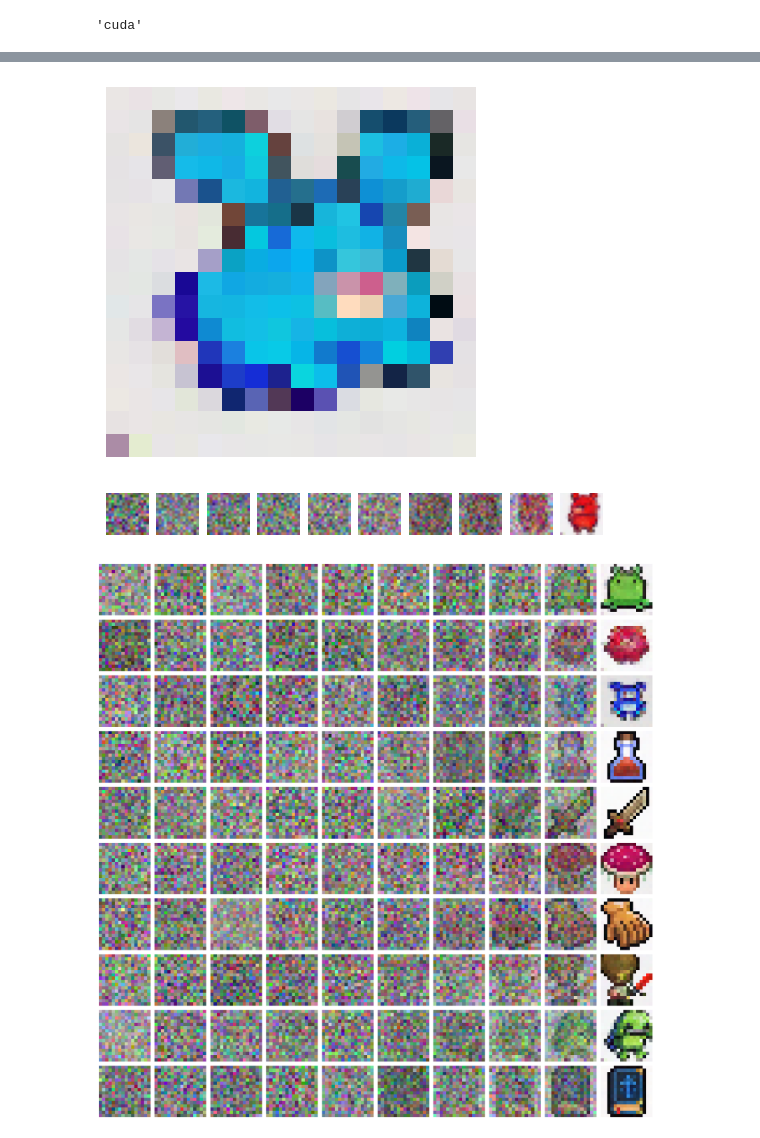
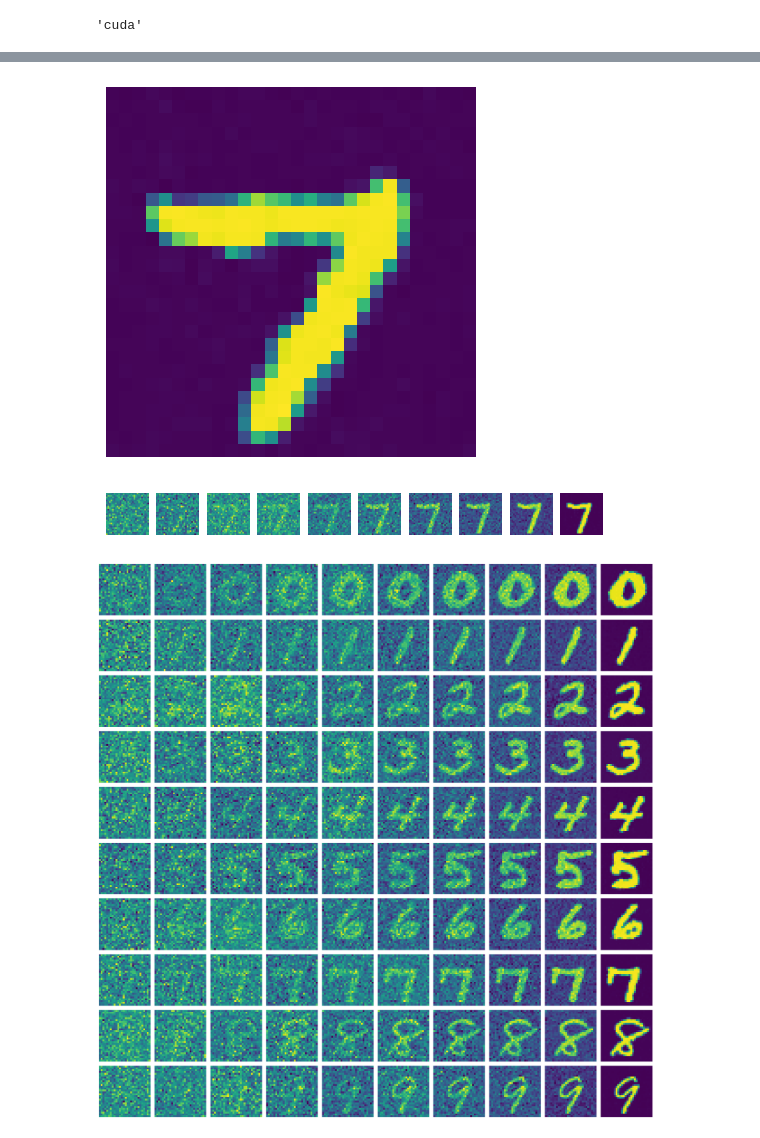
Before and after one commit to martinledl/mini_diffusion, a Jupyter notebook: diffusion.ipynb, the cells around one changed output, grey strips where cells are left out. Saved outputs shown, nothing was run; the diff lists cells and outputs as text; code cells hidden in the pictures.

Commit message:
Improve MNIST model, add conditioning

```diff
--- a/diffusion.ipynb
+++ b/diffusion.ipynb
@@ -274,7 +364,3 @@ print(sum(p.numel() for p in model.parameters() if p.requires_grad))
-# %%
-x = torch.randn(batch_size, 3, img_size, img_size)
-t = torch.randint(0, 1000, (batch_size,))  # discrete timestep IDs
-out = model(x, t)  # shape: [B, channels, img_height, img_width]
 # %%
 device = "cuda" if torch.cuda.is_available() else "mps" if torch.backends.mps.is_available() else "cpu"
 device
@@ -293,7 +379,7 @@ def q_sample(x, t, epsilon, alphas_bar):
     return sqrt_alpha_bar * x + sqrt_one_minus_alpha_bar * epsilon
 # %%
 # Training
-model = SmallUNet(in_channels=channels)
+model = SmallerUNet(in_channels=channels, base_channels=32, time_emb_dim=128)
 model.to(device)
 optimizer = torch.optim.AdamW(
     model.parameters(),
@@ -307,9 +393,18 @@ scheduler = torch.optim.lr_scheduler.LambdaLR(
     lr_lambda=lambda step: min((step + 1) / 500, 1.0)
 )
 
+def cosine_beta_schedule(T, s=0.008):
+    steps = T+1
+    x = torch.linspace(0, T, steps)
+    alphas_cumprod = torch.cos(((x/T + s)/(1+s)) * math.pi/2) ** 2
+    alphas_cumprod = alphas_cumprod / alphas_cumprod[0]
+    betas = 1 - (alphas_cumprod[1:] / alphas_cumprod[:-1])
+    return betas.clamp(0, 0.999)
+
 # as in paper
-T = 1000
-betas = torch.linspace(1e-4, 0.02, T)
+# T = 1000
+T = 200
+betas = cosine_beta_schedule(T)
 alphas = 1.0 - betas
 alphas_bar = torch.cumprod(alphas, dim=0).to(device)
 # %%
@@ -372,7 +484,11 @@ torch.save(model.state_dict(), "diffusion_unet_spries.pt")
+# %%
+model = SmallerUNet(in_channels=channels, base_channels=32, time_emb_dim=128)
+model.load_state_dict(torch.load(os.path.join(checkpoint_dir, "best_model_mnist.pt"), map_location=device))
+model = model.to(device)
 # %%
 # Sampling
 @torch.no_grad()
-def sample(model, T, alphas, alphas_bar, img_size, channels=3, device="cpu", seed=123, save_steps=True):
+def sample(model, T, y, alphas, alphas_bar, img_size, guidance_scale=5.0, channels=3, device="cuda", seed=123, save_steps=True):
     """
     Diffusion sampling (DDPM) with proper scaling to produce visible images.
     Returns final image and optional intermediate steps as PIL images.
@@ -383,6 +499,8 @@ def sample(model, T, alphas, alphas_bar, img_size, channels=3, device="cpu", see
 
     torch.manual_seed(seed)
     x_t = torch.randn((1, channels, img_size, img_size), device=device)  # x_T ~ N(0, I)
+    y = torch.tensor(y, device=device)
+    y_uncond = torch.tensor(10, device=device)
 
     for t in reversed(range(T)):
         t_tensor = torch.tensor([t], device=device)
@@ -390,7 +508,11 @@ def sample(model, T, alphas, alphas_bar, img_size, channels=3, device="cpu", see
         alpha_t = alphas[t]
         alpha_bar_t = alphas_bar[t]
 
-        pred_noise = model(x_t, t_tensor)  # predict ε_θ(x_t, t)
+        # classifier-free guidance
+        eps_cond = model(x_t, t_tensor, y)
+        eps_uncond = model(x_t, t_tensor, y_uncond)
+
+        pred_noise = eps_uncond + guidance_scale * (eps_cond - eps_uncond)
 
         # DDPM update rule
         coeff = (1 - alpha_t) / torch.sqrt(1 - alpha_bar_t)
@@ -423,18 +545,18 @@ def sample(model, T, alphas, alphas_bar, img_size, channels=3, device="cpu", see
 # %%
 import torchvision.transforms as Transforms
 import time
 
-T = 1000
-img = sample(model, T, alphas, alphas_bar, img_size=img_size, channels=channels, device=device, seed=int(time.time()), save_steps=False)
+digit = 7
+img = sample(model, T, digit, alphas, alphas_bar, img_size=img_size, guidance_scale=7.0, channels=channels, device=device, seed=int(time.time()), save_steps=False)
 # img = img.resize((128, 128), resample=3)  # upscale for better viewing
 plt.imshow(img)
 plt.axis("off")
 plt.savefig("result.png")
 plt.show()
 # %% [output]
-[figure, old version]
+[figure, new version]
 # %%
-_, steps = sample(model, T, alphas, alphas_bar, img_size=img_size, channels=channels, device=device, seed=int(time.time()), save_steps=True)
+_, steps = sample(model, T, digit, alphas, alphas_bar, img_size=img_size, guidance_scale=5.0, channels=channels, device=device, seed=int(time.time()), save_steps=True)
 
 for i, img in enumerate(steps):
     plt.subplot(1, len(steps), i+1)
@@ -443,15 +565,14 @@ for i, img in enumerate(steps):
 plt.savefig("generating.png")
 plt.show()
 # %% [output]
-[figure, old version]
+[figure, new version]
 # %%
 num_samples = 10  # number of separate generation runs
 all_steps = []
 
-# Run the diffusion multiple times and store steps
 for s in range(num_samples):
     _, steps = sample(
-        model, T, alphas, alphas_bar,
+        model, T, s, alphas, alphas_bar, guidance_scale=5.0,
         img_size=img_size, channels=channels,
         device=device, seed=int(time.time()) + s,
         save_steps=True
@@ -476,4 +597,4 @@ plt.tight_layout()
 plt.savefig("generating_multiple.png")
 plt.show()
 # %% [output]
-[figure, old version]
+[figure, new version]
```
Also changed, not shown: parts of 9 cells of this notebook, 4 other files.
